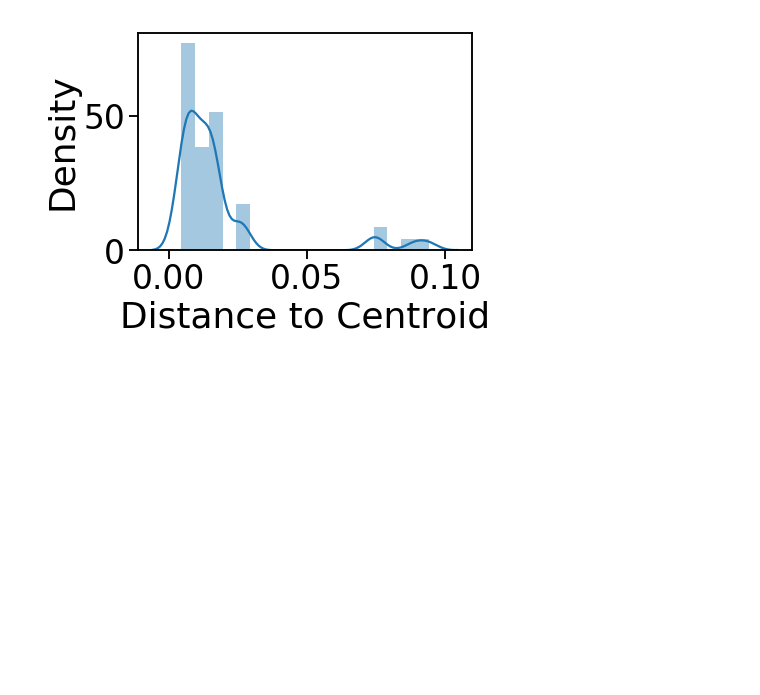
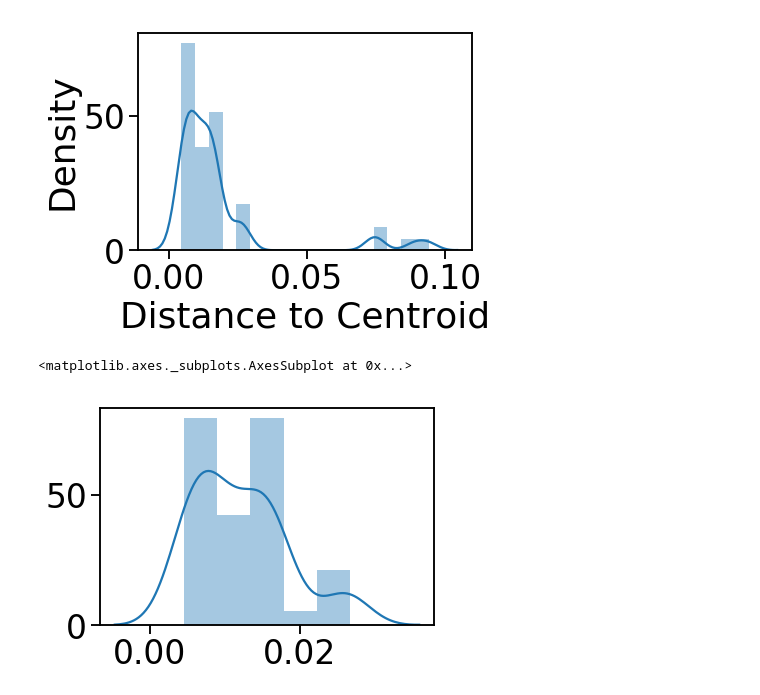
Before and after one commit to NCBI-Hackathons/RNA-Seq-in-the-Cloud, a Jupyter notebook: Expression/dan/exploratory_data.ipynb, the cells around one changed output. Saved outputs shown, nothing was run; the diff lists cells and outputs as text; code cells hidden in the pictures; blank space fills up the shorter version.

```diff
--- a/Expression/dan/exploratory_data.ipynb
+++ b/Expression/dan/exploratory_data.ipynb
@@ -74,3 +74,16 @@ plt.ylabel('Density')
 # %% [output]
 Text(0, 0.5, 'Density')
 [figure]
+# %%
+dist_std = np.std(dist)
+# %%
+dist_mean = np.mean(dist_std)
+# %%
+dist = np.array(dist)
+# %%
+outlier_removed = dist[~(dist > (dist_mean + 2*dist_std))]
+# %%
+sns.distplot(outlier_removed)
+# %% [output]
+<matplotlib.axes._subplots.AxesSubplot at 0x...>
+[figure, added]
```
